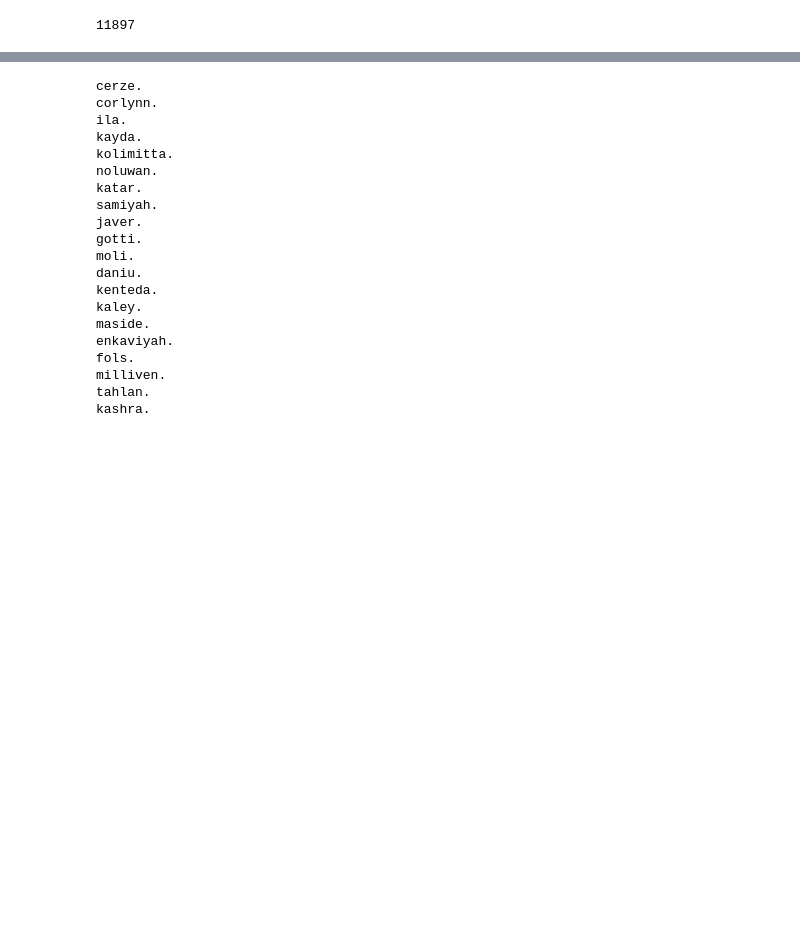
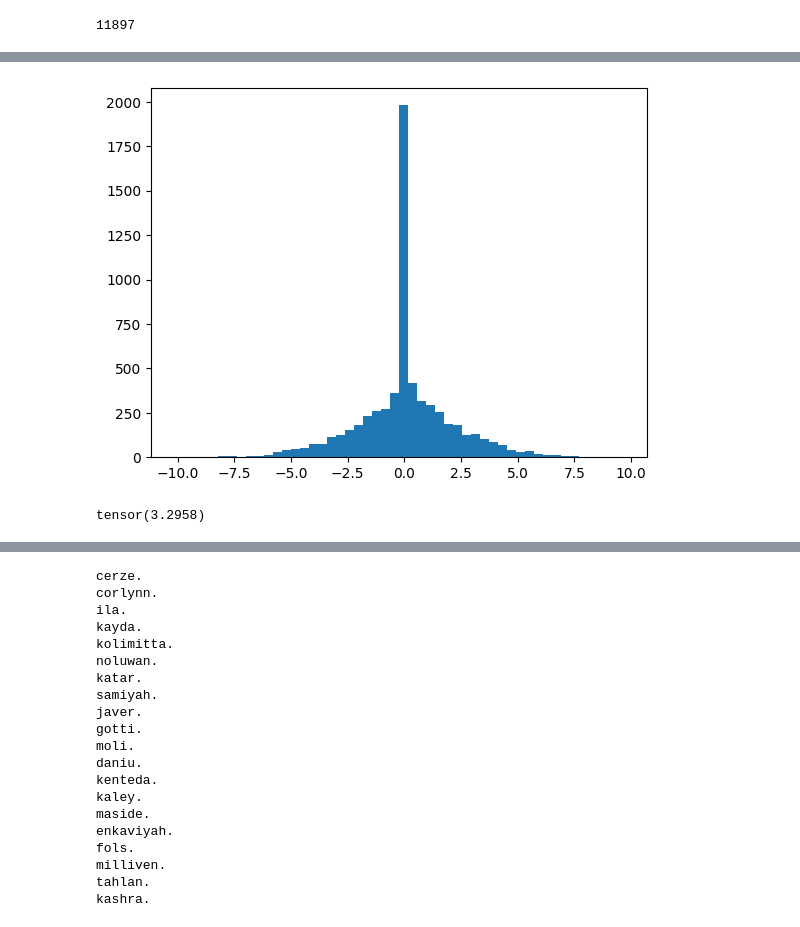
Before and after one commit to timothee-florian/MI5, a Jupyter notebook: lectures/makemore/makemore3.ipynb, the cells around one changed output, grey strips where cells are left out. Drawn from its saved outputs; the diff is of its cells as text; code cells hidden in the pictures; blank space fills up the shorter version.

```diff
--- a/lectures/makemore/makemore3.ipynb
+++ b/lectures/makemore/makemore3.ipynb
@@ -123,2 +136,11 @@ for i in range(max_steps):
+# %%
+plt.hist(hpreact.view(-1).tolist(), 50)
+plt.show()
+# %% [output]
+[figure, added]
+# %%
+-torch.tensor(1/27).log()
+# %% [output]
+tensor(3.2958)
 # %%
 plt.plot(lossi)
```
Also changed, not shown: parts of 7 cells of this notebook.
